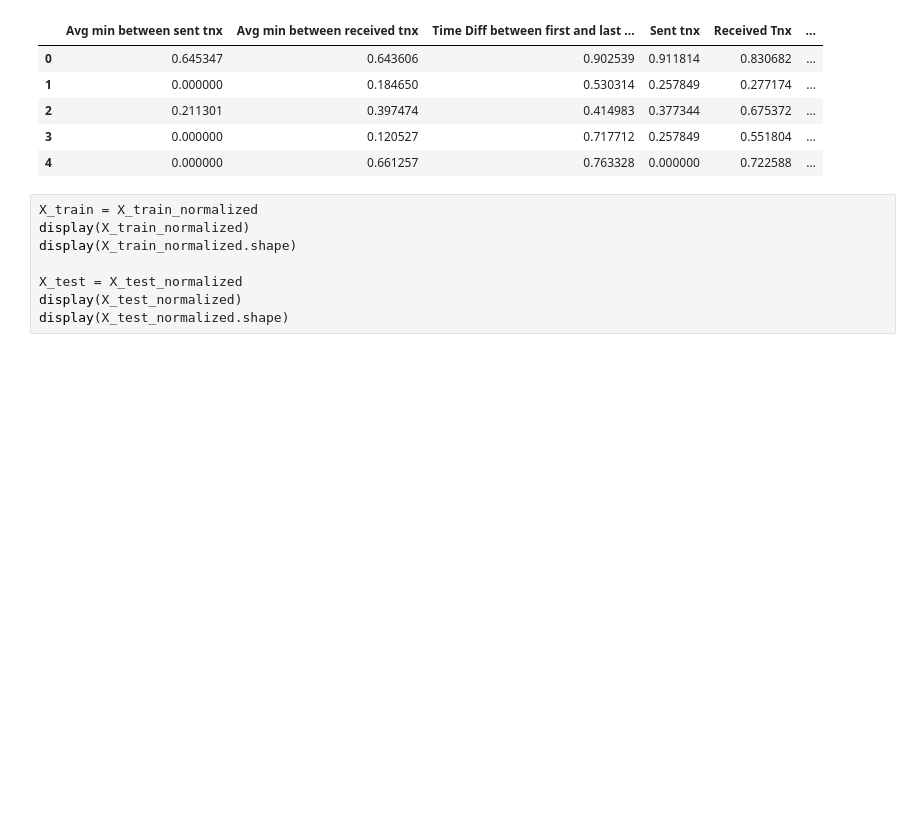
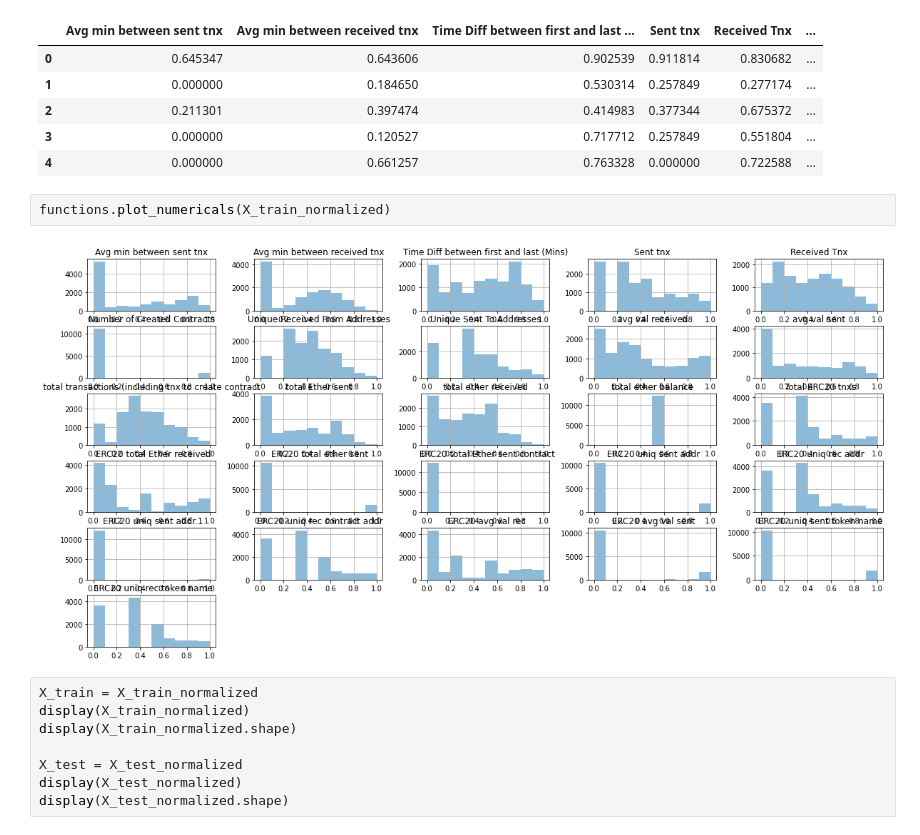
Before and after one commit to sorianom23/ETH-TNX-FRAUD-DETECTION, a Jupyter notebook: main.ipynb, the cells around one changed output. Drawn from its saved outputs; the diff is of its cells as text; blank space fills up the shorter version.

```diff
--- a/main.ipynb
+++ b/main.ipynb
@@ -323,6 +327,10 @@ X_test_normalized.head()
 | 2 | 0.211301 | 0.397474 | 0.414983 | 0.377344 | 0.675372 | ... |
 | 3 | 0.000000 | 0.120527 | 0.717712 | 0.257849 | 0.551804 | ... |
 | 4 | 0.000000 | 0.661257 | 0.763328 | 0.000000 | 0.722588 | ... |
+# %%
+functions.plot_numericals(X_train_normalized)
+# %% [output]
+[figure, added]
 # %%
 X_train = X_train_normalized
 display(X_train_normalized)
```
Also changed, not shown: parts of 1 cell of this notebook.
